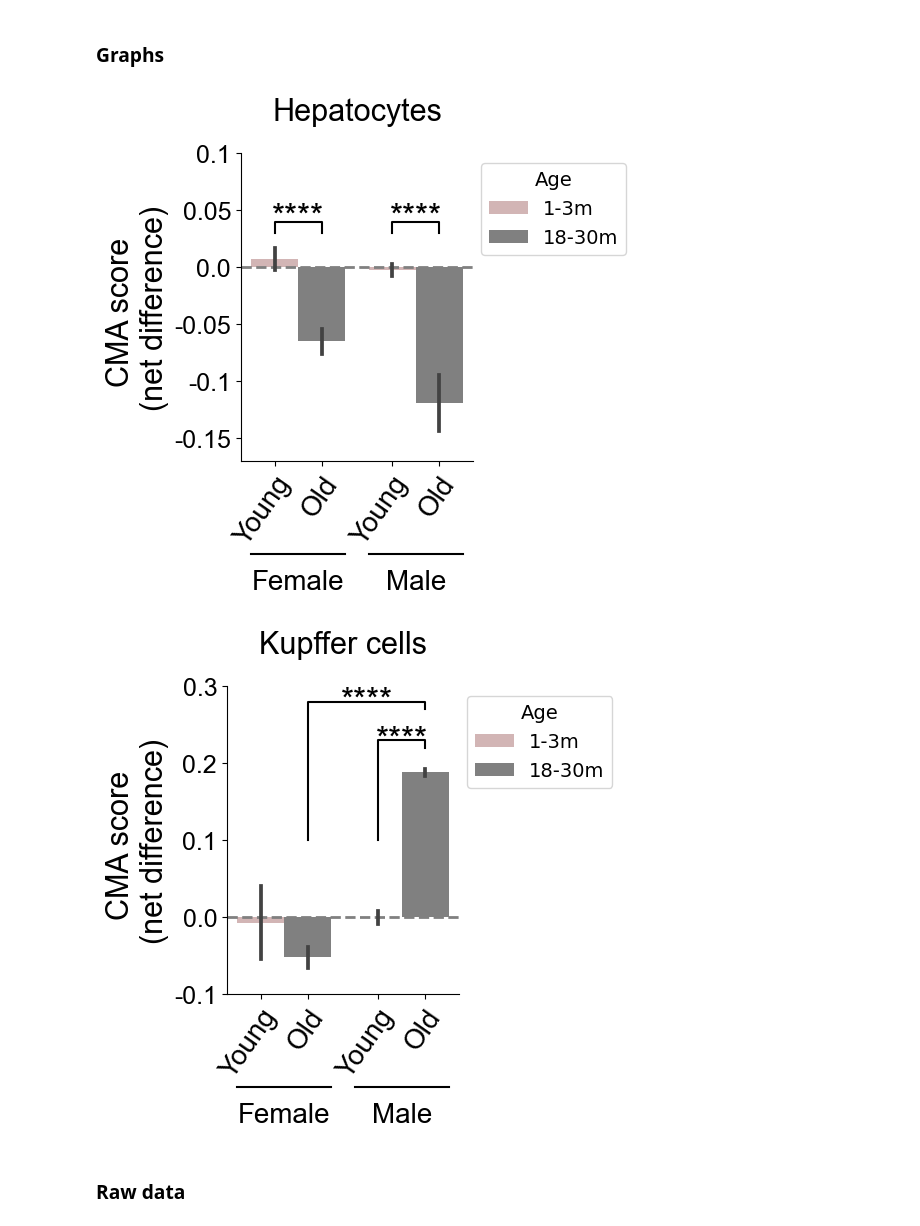
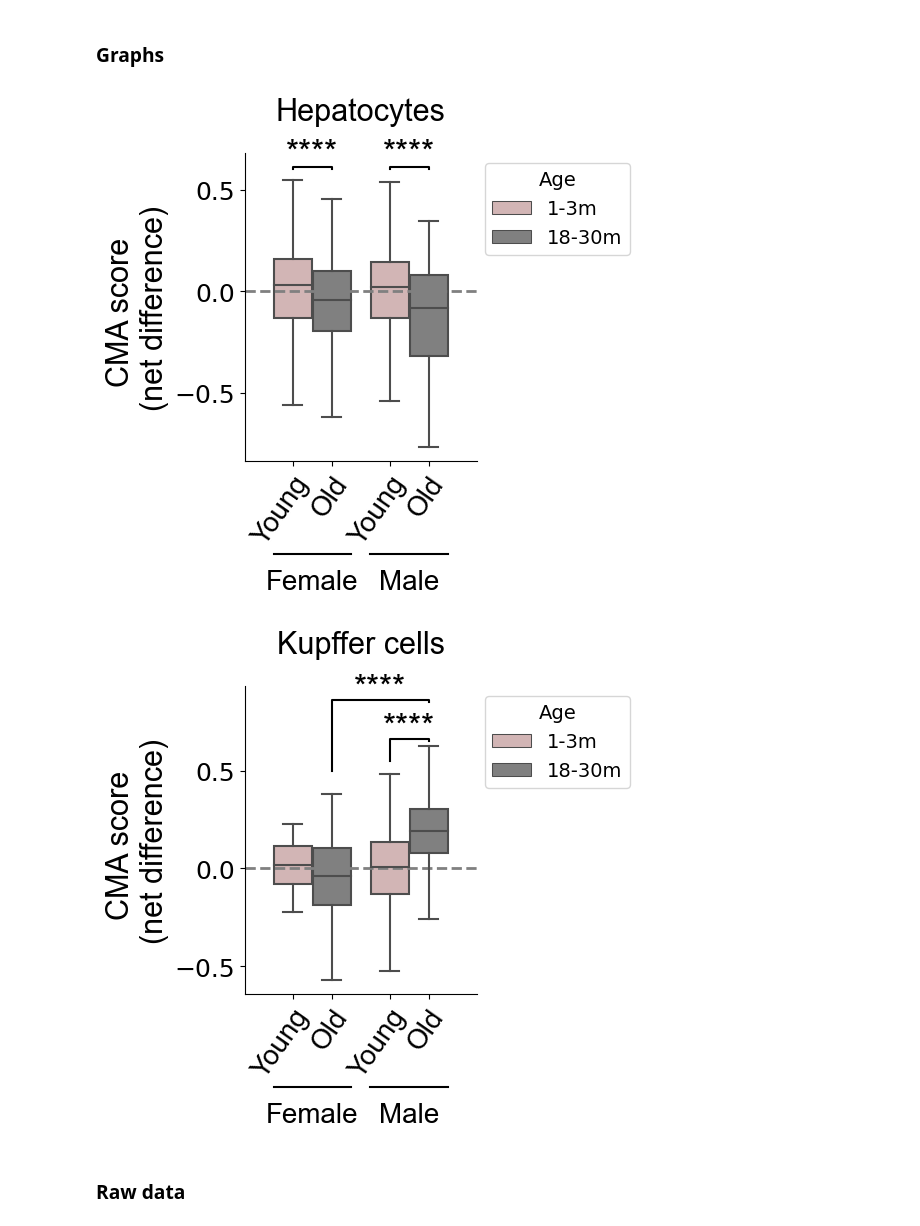
Before and after one commit to amsegura/Khawaja_et_al_2024, a Jupyter notebook: CMA_aging_Atlas_Liver10x.ipynb, the cells around one changed output. Saved outputs shown, nothing was run; the diff lists cells and outputs as text; code cells hidden in the pictures.

Commit message:
Boxplots

```diff
--- a/CMA_aging_Atlas_Liver10x.ipynb
+++ b/CMA_aging_Atlas_Liver10x.ipynb
@@ -16,10 +16,6 @@ import scipy.stats as stats
 Data downloaded from [Tabula muris senis](https://cellxgene.cziscience.com/collections/0b9d8a04-bb9d-44da-aa27-705bb65b54eb) project. Liver data, 10X 3'v2 assay in .h5ad format was used for further analysis. Decision made to cover absence of Kuppfer cells female young in the Smart-seq2 database.
 # %% [markdown]
 ## Importing and preprocessing data
-# %%
-input_dir = r'/home/adrianmartin/Onedrive_IMDEA/Old_labs/Cuervo_lab/Dendra_paper/Raw_data/'
-modelmx = r'/home/adrianmartin/Onedrive_IMDEA/Old_labs/Cuervo_lab/Dendra_paper/Raw_data/activation_model.xlsx'
-output_dir = r'/home/adrianmartin/Onedrive_IMDEA/Old_labs/Cuervo_lab/Dendra_paper/Submission_2/Extra/'
 # %%
 # Import h5ad file in scanpy.
 adata = sc.read_h5ad(input_dir + '/TM_liver_10x.h5ad')
@@ -267,8 +263,9 @@ ax.spines['right'].set_visible(False)
 ax.spines['top'].set_visible(False)
 hfont = {'fontname':'Arial'}
 
-sns.barplot(x='sex', y='celltype_ns', data=barcode[barcode.cell_type=='hepatocyte'],
-            hue='new_age', order=["female", "male"], hue_order=['1-3m', "18-30m"], palette=['#D7B0B0', '#808080'], ci=68)
+sns.boxplot(x='sex', y='celltype_ns', data=barcode[barcode.cell_type=='hepatocyte'],
+            hue='new_age', order=["female", "male"], hue_order=['1-3m', "18-30m"], palette=['#D7B0B0', '#808080'],
+            showfliers=False)
 
 plt.axhline(y=0, linestyle='dashed', linewidth=2, color='gray', zorder=1)
 plt.xlabel('')
@@ -276,21 +273,19 @@ plt.ylabel('CMA score \n(net difference)', fontdict={'family':'Arial', 'size': 2
 ax.set_xticks([-0.2, 0.2, 0.8, 1.2])
 ax.set_xticklabels(["Young", "Old", "Young", "Old"], fontdict={'family':'Arial', 'size': 20},
                    rotation=55, ha='right', rotation_mode='anchor')
-plt.ylim(-0.17, 0.10)
-ax.set_yticks([-0.15, -0.10, -0.05, 0.00, 0.05, 0.10])
-ax.set_yticklabels([-0.15, -0.10, -0.05, 0.00, 0.05, 0.10], fontdict={'family':'Arial', 'size': 18})
+ax.tick_params(axis='y', labelsize=18)
 h, l = ax.get_legend_handles_labels()
 ax.legend(h, ['1-3m', "18-30m"], bbox_to_anchor=(1.7, 1), title="Age", title_fontsize = "14", fontsize = 14)
 plt.title(label='Hepatocytes', fontdict={'family':'Arial', 'size': 22}, y=1.08)
 
 # statistical annotation
 x1, x2 = 0.8, 1.2
-y, h, col = 0.03 , 0.01, 'k'
+y, h, col = 0.6 , 0.01, 'k'
 plt.plot([x1, x1, x2, x2], [y, y+h, y+h, y], lw=1.5, c=col)
 plt.text((x1+x2)*.5, y, "****", ha='center', va='bottom', color=col, fontdict={'family':'Arial', 'size': 24})
 
 x1, x2 = -0.2, .2
-y, h, col = 0.03 , 0.01, 'k'
+y, h, col = 0.6 , 0.01, 'k'
 plt.plot([x1, x1, x2, x2], [y, y+h, y+h, y], lw=1.5, c=col)
 plt.text((x1+x2)*.5, y, "****", ha='center', va='bottom', color=col, fontdict={'family':'Arial', 'size': 24})
 
@@ -301,11 +296,9 @@ ax.plot([-.4,0.4],[-.3,-.3], color="k", transform=trans, clip_on=False)
 ax.annotate('Male', xy=(1, -.35), xycoords=trans, ha="center", va="top", size=20, **hfont)
 ax.plot([0.6,1.4],[-.3,-.3], color="k", transform=trans, clip_on=False)
 
-plt.savefig(output_dir + '/Hepat10x_cellns_sex.png',bbox_inches='tight', dpi=300)
-
 plt.show()
 # %% [output]
-[figure, old version]
+[figure, new version]
 # %%
 # Figure Kupffer cells
 fig, ax = plt.subplots(figsize=(3,4))
@@ -313,45 +306,42 @@ ax.spines['right'].set_visible(False)
 ax.spines['top'].set_visible(False)
 hfont = {'fontname':'Arial'}
 
-sns.barplot(x='sex', y='celltype_ns', data=barcode[barcode.cell_type=='Kupffer cell'],
-            hue='new_age', order=["female", "male"], hue_order=['1-3m', "18-30m"], palette=['#D7B0B0', '#808080'], ci=68)
+sns.boxplot(x='sex', y='celltype_ns', data=barcode[barcode.cell_type=='Kupffer cell'],
+            hue='new_age', order=["female", "male"], hue_order=['1-3m', "18-30m"], palette=['#D7B0B0', '#808080'],
+            showfliers=False)
 
 plt.axhline(y=0, linestyle='dashed', linewidth=2, color='gray', zorder=1)
 plt.xlabel('')
 plt.ylabel('CMA score \n(net difference)', fontdict={'family':'Arial', 'size': 22})
 ax.set_xticks([-0.2, 0.2, 0.8, 1.2])
 ax.set_xticklabels(["Young", "Old", "Young", "Old"], fontdict={'family':'Arial', 'size': 20},
                    rotation=55, ha='right', rotation_mode='anchor')
-plt.ylim(-0.10, 0.30)
-ax.set_yticks([-0.10, 0.00, 0.10, 0.20, 0.30])
-ax.set_yticklabels([-0.10, 0.00, 0.10, 0.20, 0.30], fontdict={'family':'Arial', 'size': 18})
+ax.tick_params(axis='y', labelsize=18)
 h, l = ax.get_legend_handles_labels()
 ax.legend(h, ['1-3m', "18-30m"], bbox_to_anchor=(1.7, 1), title="Age", title_fontsize = "14", fontsize = 14)
 plt.title(label='Kupffer cells', fontdict={'family':'Arial', 'size': 22}, y=1.08)
 
 # statistical annotation
 x1, x2 = 0.8, 1.2
-y1, y2, h, col = 0.1, 0.22, 0.01, 'k'
+y1, y2, h, col = 0.55, 0.65, 0.01, 'k'
 plt.plot([x1, x1, x2, x2], [y1, y2+h, y2+h, y2], lw=1.5, c=col)
 plt.text((x1+x2)*.5, y2-h, "****", ha='center', va='bottom', color=col, fontdict={'family':'Arial', 'size': 24})
 
 x1, x2 = 0.2, 1.2
-y1, y2, h, col = 0.1, 0.27, 0.01, 'k'
+y1, y2, h, col = 0.5, 0.85, 0.01, 'k'
 plt.plot([x1, x1, x2, x2], [y1, y2+h, y2+h, y2], lw=1.5, c=col)
 plt.text((x1+x2)*.5, y2-h, "****", ha='center', va='bottom', color=col, fontdict={'family':'Arial', 'size': 24})
 
 # Female & male
 trans = ax.get_xaxis_transform()
 ax.annotate('Female', xy=(0, -.35), xycoords=trans, ha="center", va="top", size=20, **hfont)
 ax.plot([-.4,0.4],[-.3,-.3], color="k", transform=trans, clip_on=False)
 ax.annotate('Male', xy=(1, -.35), xycoords=trans, ha="center", va="top", size=20, **hfont)
 ax.plot([0.6,1.4],[-.3,-.3], color="k", transform=trans, clip_on=False)
 
-plt.savefig(output_dir + '/Kupf10x_cellns_sex.png',bbox_inches='tight', dpi=300)
-
 plt.show()
 # %% [output]
-[figure, old version]
+[figure, new version]
 # %% [markdown]
 ### Raw data
 # %%
```
Also changed, not shown: parts of 5 cells of this notebook, 5 other files.
